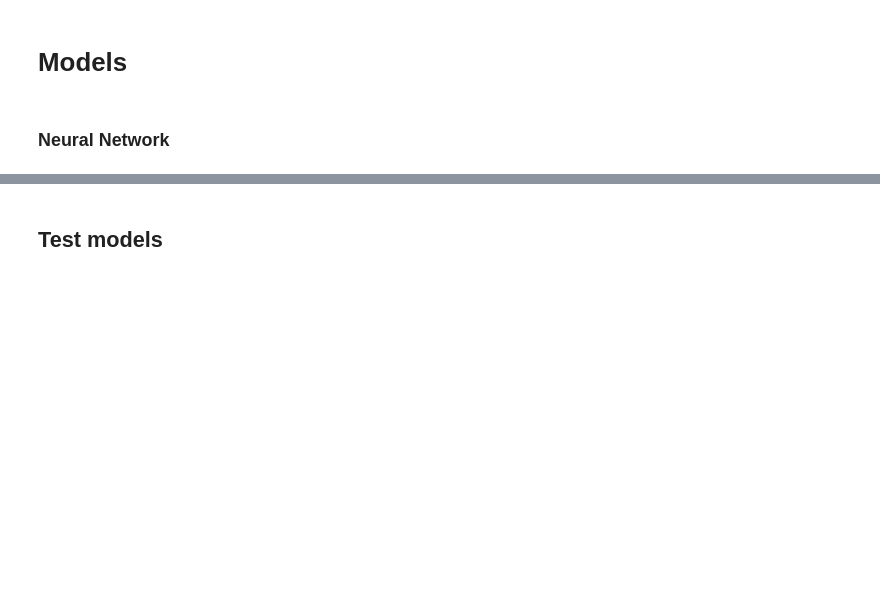
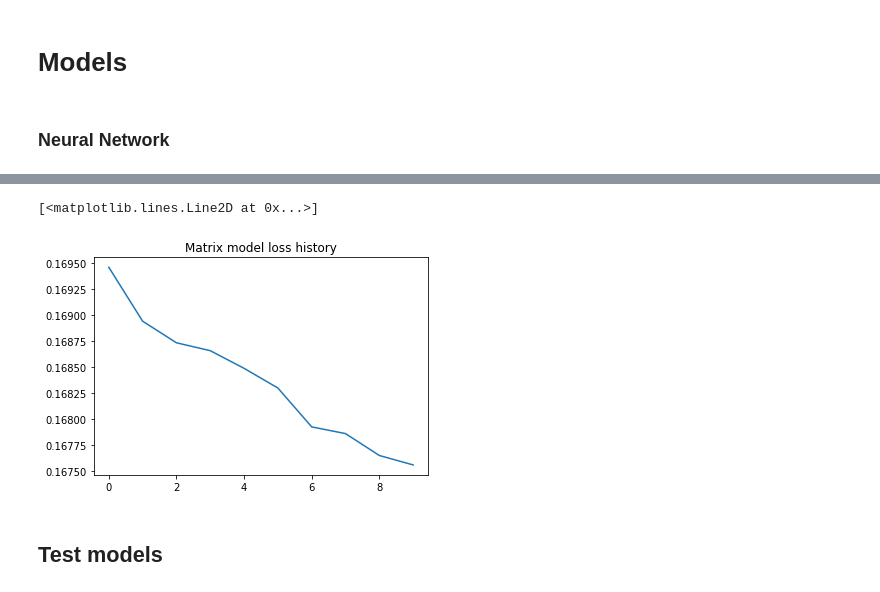
Before and after one commit to holmesec/Learning-with-ChatGPT-web-demo, a Jupyter notebook: dev/Neural Search/notebook.ipynb, the cells around one changed output, grey strips where cells are left out. Drawn from its saved outputs; the diff is of its cells as text; code cells hidden in the pictures; blank space fills up the shorter version.

```diff
--- a/dev/Neural Search/notebook.ipynb
+++ b/dev/Neural Search/notebook.ipynb
@@ -173,7 +211,8 @@ plt.plot(history.history['accuracy'])
 import tensorflow as tf
 from tqdm import tqdm
 
-learning_rate = 0.1
+learning_rate = 0.025
+loss_list = []
 
 T = tf.Variable(np.ones(X_train.shape[1]//2))
 
@@ -185,9 +224,8 @@ optimizer = tf.keras.optimizers.SGD(learning_rate=learning_rate)
 batch_size = 128
 itt = int(np.ceil(len_train/batch_size))
 
-n_epochs = 5
+n_epochs = 20
 
-# TODO: shuffle data
 with tqdm(total=itt*n_epochs) as pbar:
     for _ in range(n_epochs):
         for i in range(1,itt+1):
@@ -200,11 +238,12 @@ with tqdm(total=itt*n_epochs) as pbar:
             y_true = y_train[low:high]
 
             with tf.GradientTape() as tape:
-                tape.watch(T)  # Watch the variable W for gradient computation
+                tape.watch(T)  # Watch the variable T for gradient computation
                 W = tf.exp(1/2*T)
                 y_preds = (tf.math.reduce_sum((a*W)*(b*W), axis=1))/(tf.math.reduce_euclidean_norm(a*W, axis=1)*tf.math.reduce_euclidean_norm(b*W, axis=1))
                 loss = tf.math.reduce_mean(tf.square(y_true - y_preds))
 
             gradients = tape.gradient(loss, T)
             optimizer.apply_gradients([(gradients, T)])
+            loss_list.append(loss)
             pbar.update(1)
@@ -211,3 +326,13 @@ with tqdm(total=itt*n_epochs) as pbar:
+# %%
+loss_list_epochs = []
+for i in range(n_epochs):
+    loss_list_epochs.append(np.mean(loss_list[i*itt:(i+1)*itt]))
+# %%
+plt.title("Matrix model loss history")
+plt.plot(loss_list_epochs)
+# %% [output]
+[<matplotlib.lines.Line2D at 0x...>]
+[figure, added]
 # %% [markdown]
 ## Test models
 # %%
```
Also changed, not shown: parts of 19 cells of this notebook, 1 other file.
